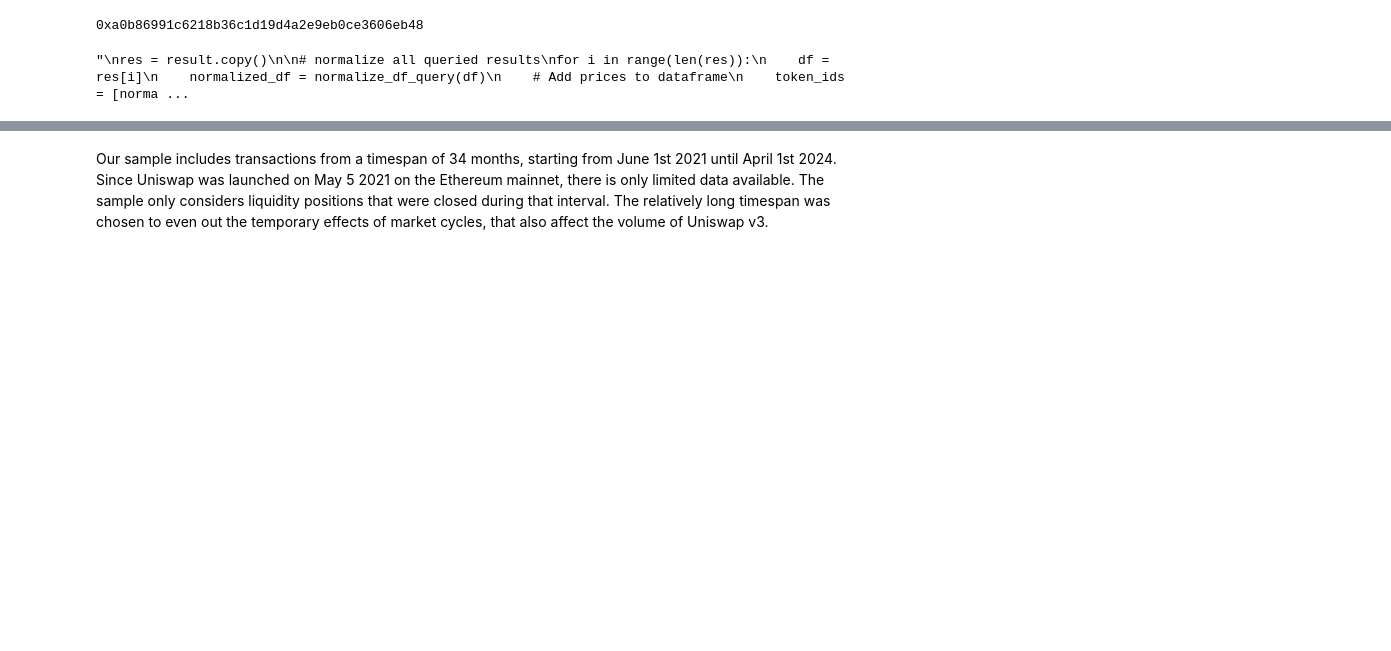
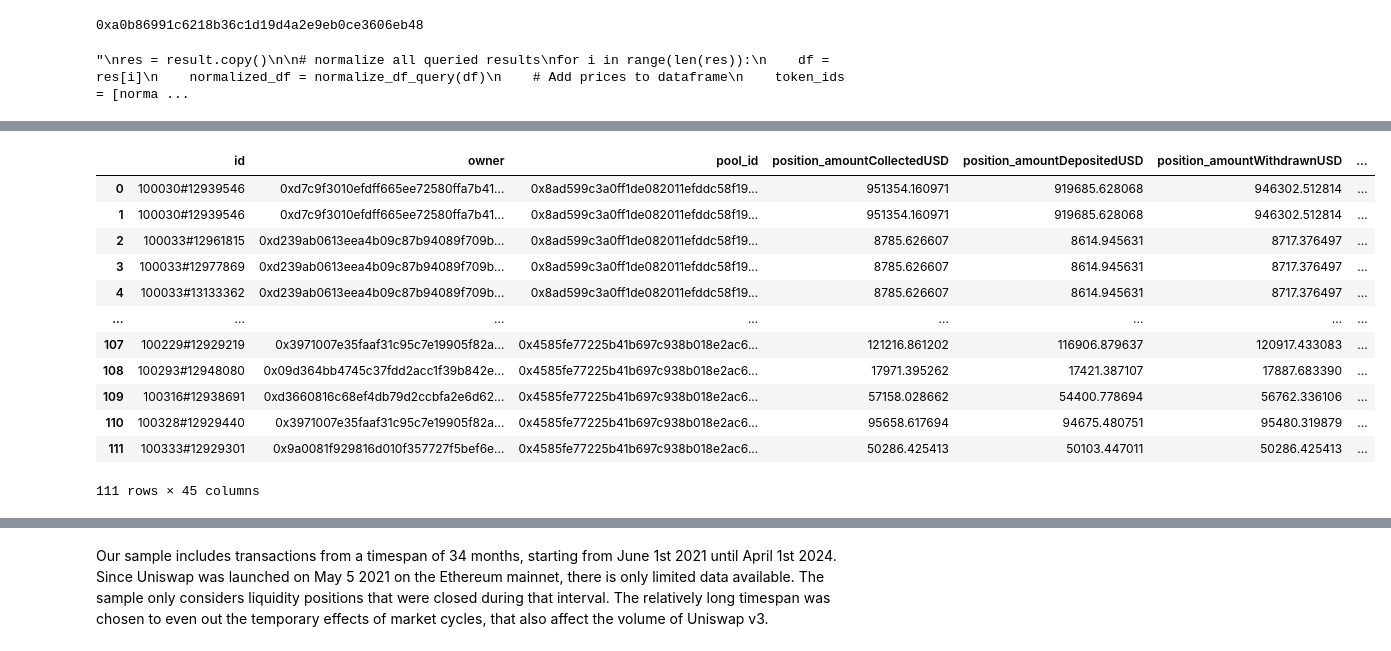
Before and after one commit to Thanos002/IL_Measurement, a Jupyter notebook: IL_Data_Extraction.ipynb, the cells around one changed output, grey strips where cells are left out. Cells and saved outputs as stored; diff of their text form; code cells hidden in the pictures; blank space fills up the shorter version.

```diff
--- a/IL_Data_Extraction.ipynb
+++ b/IL_Data_Extraction.ipynb
@@ -801,0 +840,19 @@ result
+# %%
+dataframes = [df for df in result.values()]
+combined_df = pd.concat(dataframes, ignore_index=True)
+combined_df = combined_df[combined_df['IL_final'] >= -1]
+combined_df
+# %% [output]
+|  | id | owner | pool_id | position_amountCollectedUSD | position_amountDepositedUSD | position_amountWithdrawnUSD | ... |
+| 0 | 100030#12939546 | 0xd7c9f3010efdff665ee72580ffa7b41... | 0x8ad599c3a0ff1de082011efddc58f19... | 951354.160971 | 919685.628068 | 946302.512814 | ... |
+| 1 | 100030#12939546 | 0xd7c9f3010efdff665ee72580ffa7b41... | 0x8ad599c3a0ff1de082011efddc58f19... | 951354.160971 | 919685.628068 | 946302.512814 | ... |
+| 2 | 100033#12961815 | 0xd239ab0613eea4b09c87b94089f709b... | 0x8ad599c3a0ff1de082011efddc58f19... | 8785.626607 | 8614.945631 | 8717.376497 | ... |
+| 3 | 100033#12977869 | 0xd239ab0613eea4b09c87b94089f709b... | 0x8ad599c3a0ff1de082011efddc58f19... | 8785.626607 | 8614.945631 | 8717.376497 | ... |
+| 4 | 100033#13133362 | 0xd239ab0613eea4b09c87b94089f709b... | 0x8ad599c3a0ff1de082011efddc58f19... | 8785.626607 | 8614.945631 | 8717.376497 | ... |
+| ... | ... | ... | ... | ... | ... | ... | ... |
+| 107 | 100229#12929219 | 0x3971007e35faaf31c95c7e19905f82a... | 0x4585fe77225b41b697c938b018e2ac6... | 121216.861202 | 116906.879637 | 120917.433083 | ... |
+| 108 | 100293#12948080 | 0x09d364bb4745c37fdd2acc1f39b842e... | 0x4585fe77225b41b697c938b018e2ac6... | 17971.395262 | 17421.387107 | 17887.683390 | ... |
+| 109 | 100316#12938691 | 0xd3660816c68ef4db79d2ccbfa2e6d62... | 0x4585fe77225b41b697c938b018e2ac6... | 57158.028662 | 54400.778694 | 56762.336106 | ... |
+| 110 | 100328#12929440 | 0x3971007e35faaf31c95c7e19905f82a... | 0x4585fe77225b41b697c938b018e2ac6... | 95658.617694 | 94675.480751 | 95480.319879 | ... |
+| 111 | 100333#12929301 | 0x9a0081f929816d010f357727f5bef6e... | 0x4585fe77225b41b697c938b018e2ac6... | 50286.425413 | 50103.447011 | 50286.425413 | ... |
+111 rows × 45 columns
```
Also changed, not shown: parts of 9 cells of this notebook, 9 other files.
